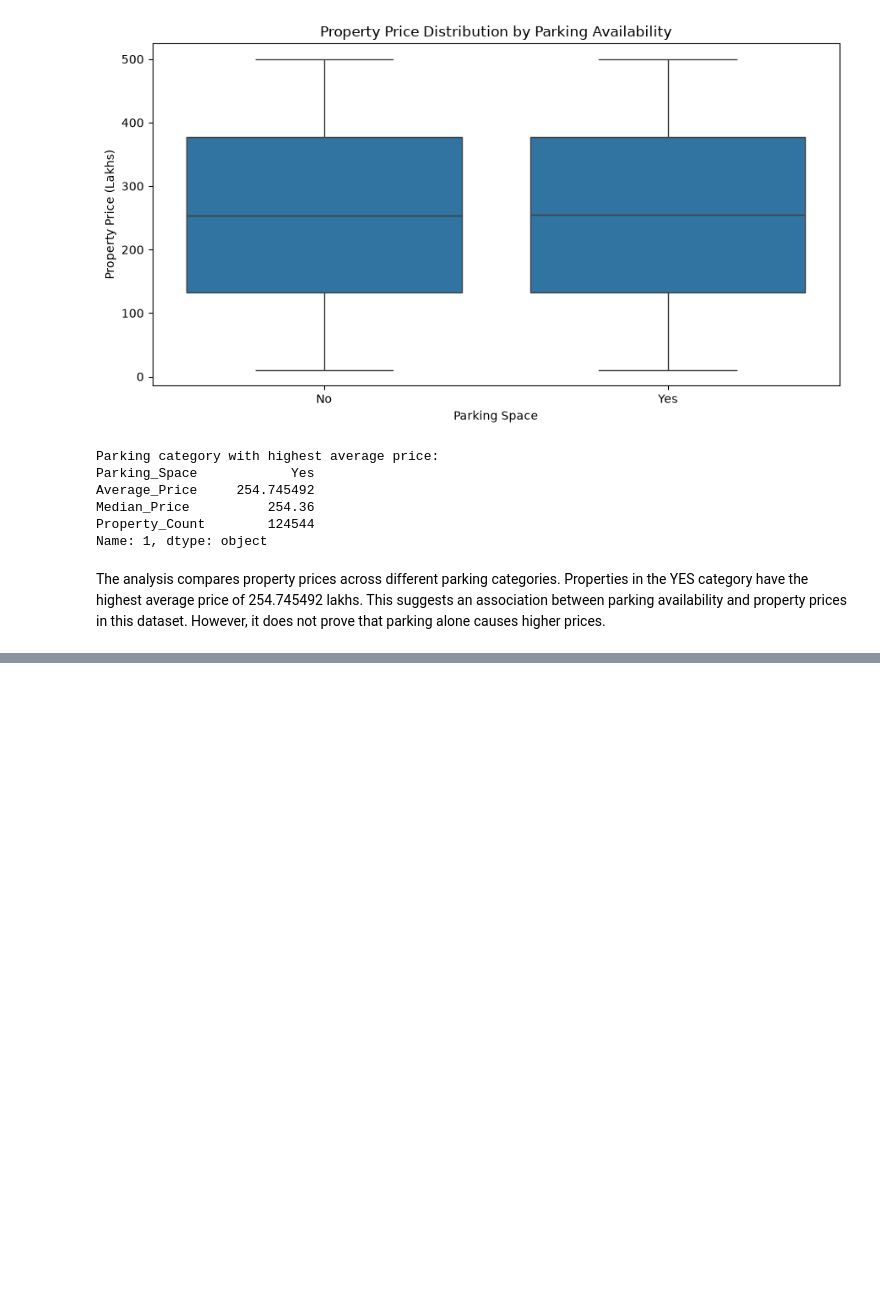
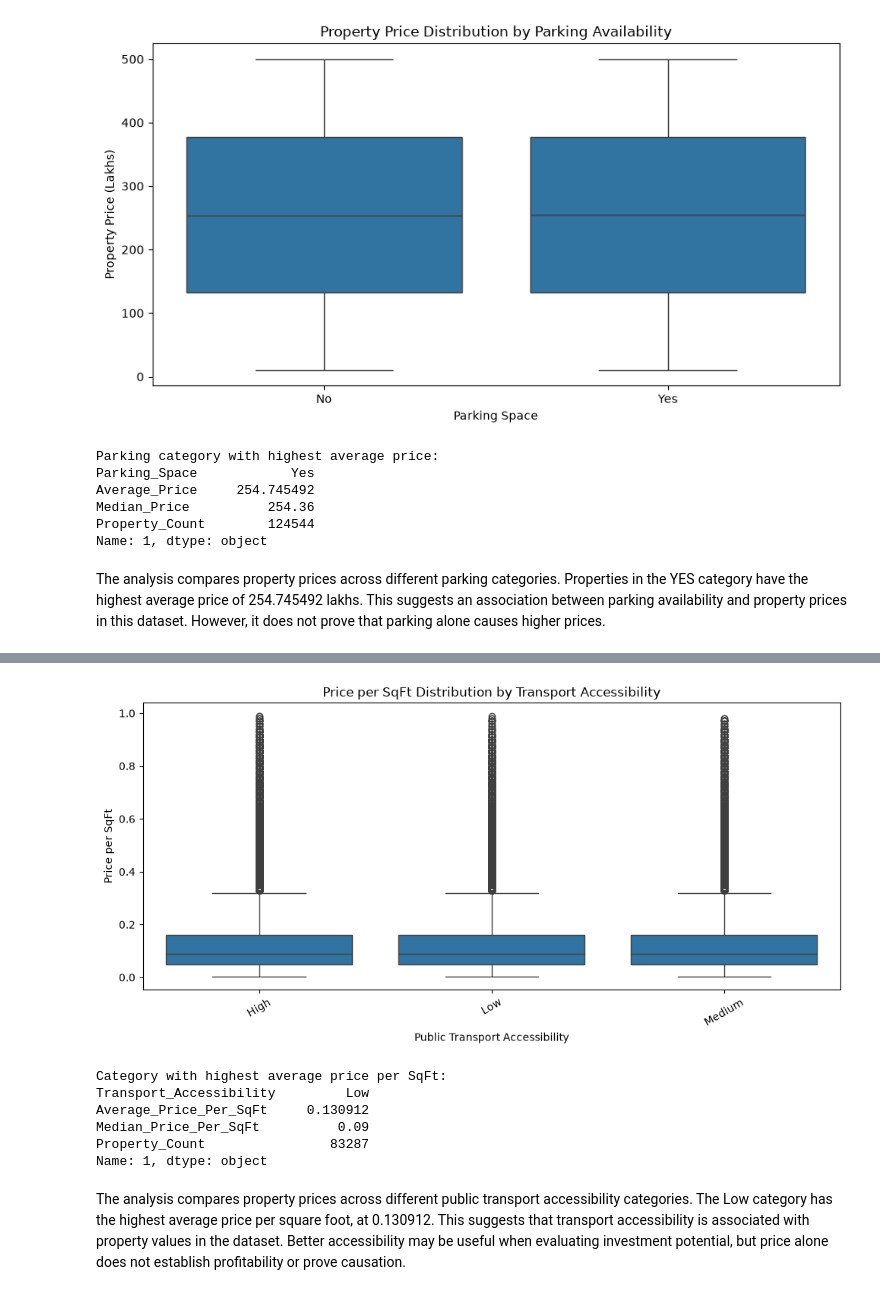
Before and after one commit to shakti-mankar/Data_Analyst_internship_projects, a Jupyter notebook: 3rd project/Notebooks/EDA.ipynb, the cells around one changed output, grey strips where cells are left out. Saved outputs shown, nothing was run; the diff lists cells and outputs as text; code cells hidden in the pictures; blank space fills up the shorter version.

```diff
--- a/3rd project/Notebooks/EDA.ipynb
+++ b/3rd project/Notebooks/EDA.ipynb
@@ -1751,0 +1907,34 @@ The analysis compares property prices across different parking categories. Prope
+# %%
+plt.figure(figsize=(10, 5))
+
+sns.boxplot(
+    data=df[df["Price_per_SqFt"] > 0],
+    x="Public_Transport_Accessibility",
+    y="Price_per_SqFt"
+)
+
+plt.title("Price per SqFt Distribution by Transport Accessibility")
+plt.xlabel("Public Transport Accessibility")
+plt.ylabel("Price per SqFt")
+plt.xticks(rotation=30)
+
+plt.tight_layout()
+plt.show()
+# %% [output]
+[figure, added]
+# %%
+highest_transport_price = transport_price.loc[
+    transport_price["Average_Price_Per_SqFt"].idxmax()
+]
+
+print("Category with highest average price per SqFt:")
+print(highest_transport_price)
+# %% [output]
+Category with highest average price per SqFt:
+Transport_Accessibility         Low
+Average_Price_Per_SqFt     0.130912
+Median_Price_Per_SqFt          0.09
+Property_Count                83287
+Name: 1, dtype: object
+# %% [markdown]
+The analysis compares property prices across different public transport accessibility categories. The Low category has the highest average price per square foot, at 0.130912. This suggests that transport accessibility is associated with property values in the dataset. Better accessibility may be useful when evaluating investment potential, but price alone does not establish profitability or prove causation.
```
Also changed, not shown: parts of 12 cells of this notebook, 5 other files.
